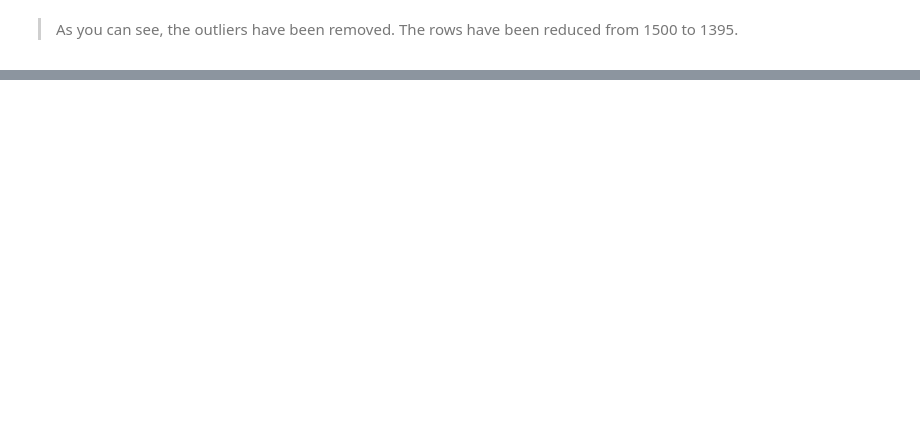
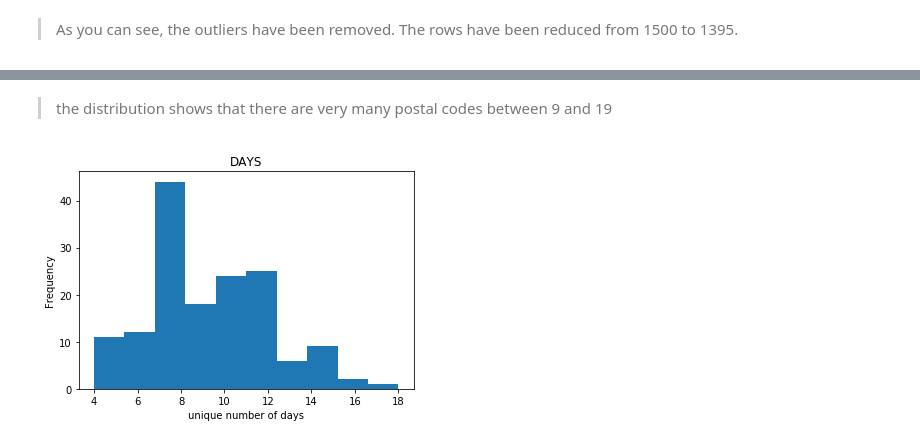
Before and after one commit to victoriousvictor42/electic-car, a Jupyter notebook: Autolib.ipynb, the cells around one changed output, grey strips where cells are left out. Saved outputs shown, nothing was run; the diff lists cells and outputs as text; code cells hidden in the pictures; blank space fills up the shorter version.

```diff
--- a/Autolib.ipynb
+++ b/Autolib.ipynb
@@ -280,0 +342,12 @@ print(sample1.shape)
+# %% [markdown]
+
+
+> the distribution shows that there are very many postal codes between 9 and 19
+# %%
+sample1.date.value_counts().plot.hist()
+plt.ylabel('Frequency')
+plt.xlabel('unique number of days')
+plt.title('DAYS')
+plt.show()
+# %% [output]
+[figure, added]
```
Also changed, not shown: parts of 31 cells of this notebook.
